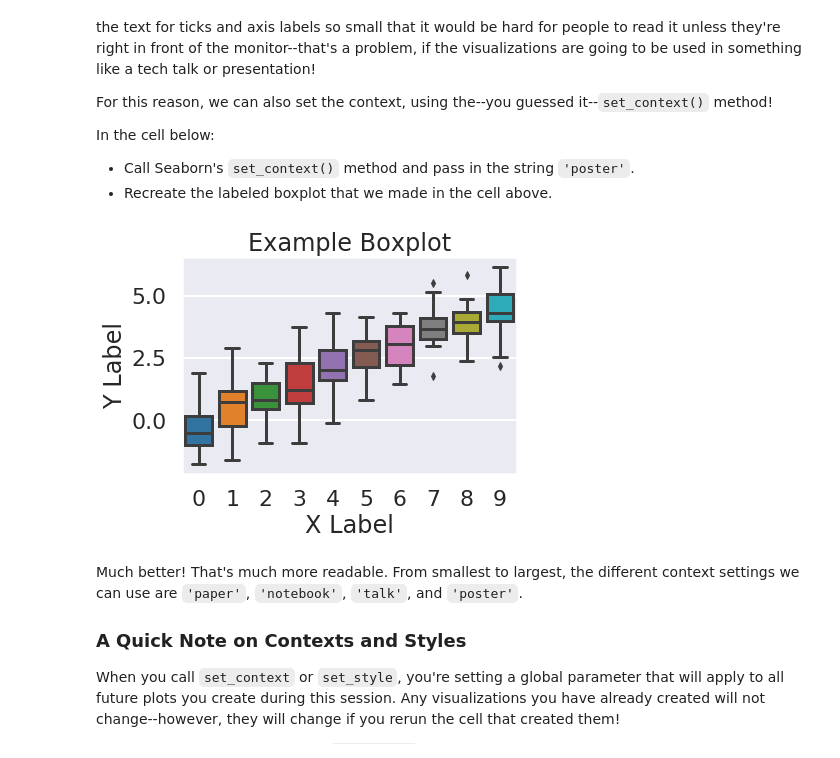
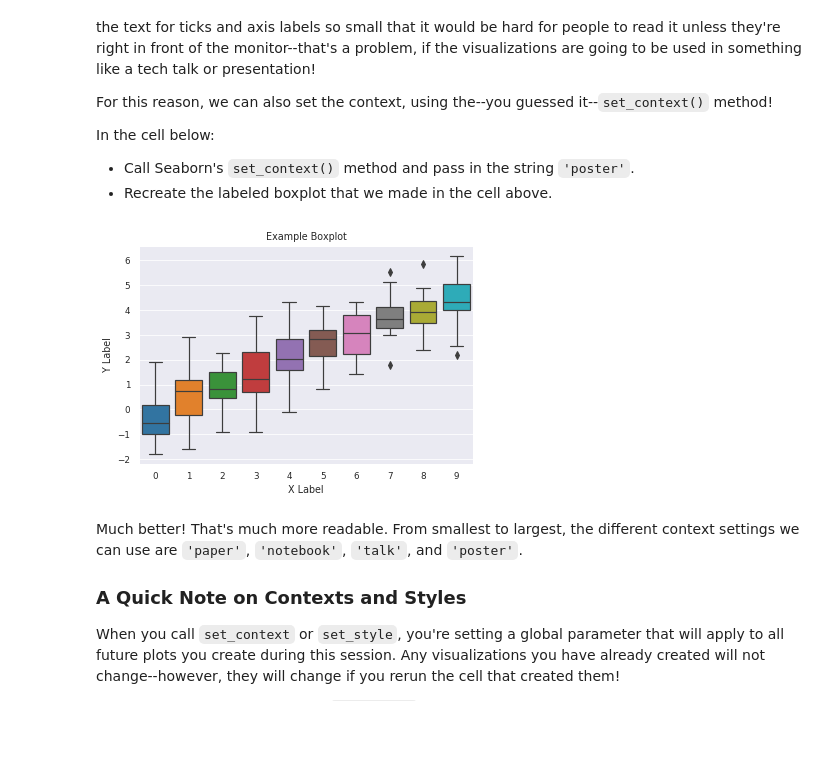
Before and after one commit to gywooo1/dsc-seaborn-lab-hbs-ds-060120, a Jupyter notebook: index.ipynb, the cells around one changed output. Cells and saved outputs as stored; diff of their text form; code cells hidden in the pictures; blank space fills up the shorter version.

```diff
--- a/index.ipynb
+++ b/index.ipynb
@@ -106,12 +106,12 @@ In the cell below:
 * Recreate the labeled boxplot that we made in the cell above.
 # %%
 # Your code here
-sns.set_context('poster')
+sns.set_context('paper')
 sns.set_style('darkgrid')
 boxplot = sns.boxplot(data = data)
 boxplot.set(xlabel = 'X Label', ylabel = 'Y Label', title = 'Example Boxplot');
 # %% [output]
-[figure, old version]
+[figure, new version]
 # %% [markdown]
 Much better! That's much more readable. From smallest to largest, the different context settings we can use are `'paper'`, `'notebook'`, `'talk'`, and `'poster'`.
 
```
